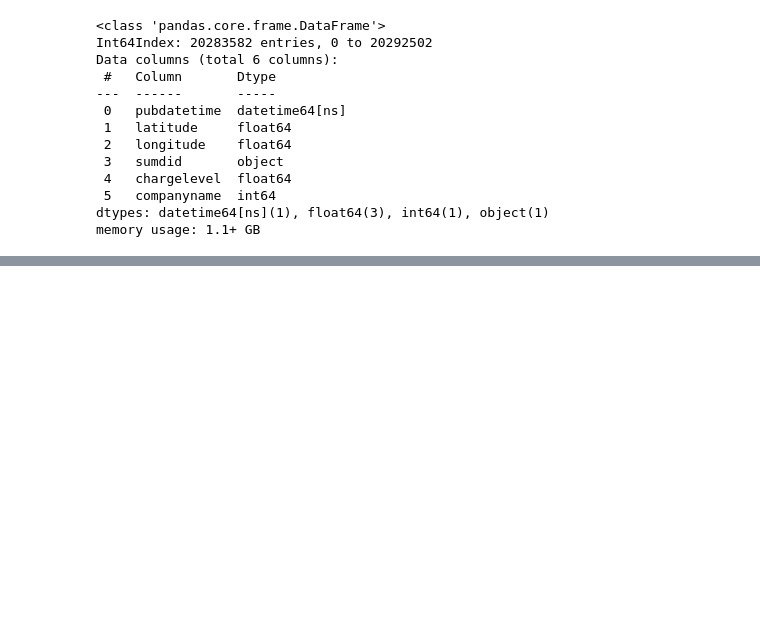
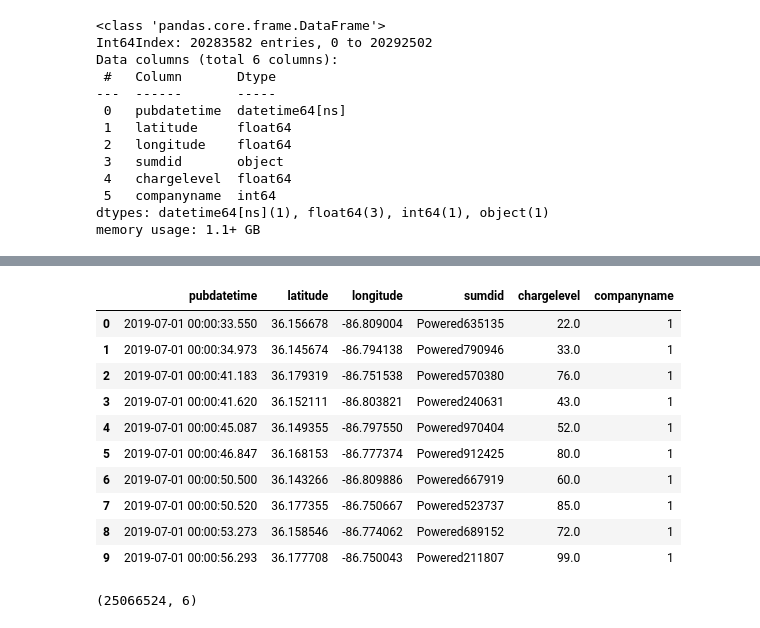
Before and after one commit to derektprice/mapping_scooters_nashville_python, a Jupyter notebook: notebooks/Group Project.ipynb, the cells around one changed output, grey strips where cells are left out. Saved outputs shown, nothing was run; the diff lists cells and outputs as text; code cells hidden in the pictures; blank space fills up the shorter version.

```diff
--- a/notebooks/Group Project.ipynb
+++ b/notebooks/Group Project.ipynb
@@ -80,0 +260,3 @@ Wall time: 1.28 s
+# %%
+%%time
+july_test = pd.read_pickle("../data/july.pkl")
@@ -80,0 +303,18 @@ Wall time: 1.28 s
+# %%
+july_test.head(10)
+# %% [output]
+|  | pubdatetime | latitude | longitude | sumdid | chargelevel | companyname |
+| 0 | 2019-07-01 00:00:33.550 | 36.156678 | -86.809004 | Powered635135 | 22.0 | 1 |
+| 1 | 2019-07-01 00:00:34.973 | 36.145674 | -86.794138 | Powered790946 | 33.0 | 1 |
+| 2 | 2019-07-01 00:00:41.183 | 36.179319 | -86.751538 | Powered570380 | 76.0 | 1 |
+| 3 | 2019-07-01 00:00:41.620 | 36.152111 | -86.803821 | Powered240631 | 43.0 | 1 |
+| 4 | 2019-07-01 00:00:45.087 | 36.149355 | -86.797550 | Powered970404 | 52.0 | 1 |
+| 5 | 2019-07-01 00:00:46.847 | 36.168153 | -86.777374 | Powered912425 | 80.0 | 1 |
+| 6 | 2019-07-01 00:00:50.500 | 36.143266 | -86.809886 | Powered667919 | 60.0 | 1 |
+| 7 | 2019-07-01 00:00:50.520 | 36.177355 | -86.750667 | Powered523737 | 85.0 | 1 |
+| 8 | 2019-07-01 00:00:53.273 | 36.158546 | -86.774062 | Powered689152 | 72.0 | 1 |
+| 9 | 2019-07-01 00:00:56.293 | 36.177708 | -86.750043 | Powered211807 | 99.0 | 1 |
+# %%
+july_test.shape
+# %% [output]
+(25066524, 6)
```
Also changed, not shown: parts of 39 cells of this notebook, 1 other file.
